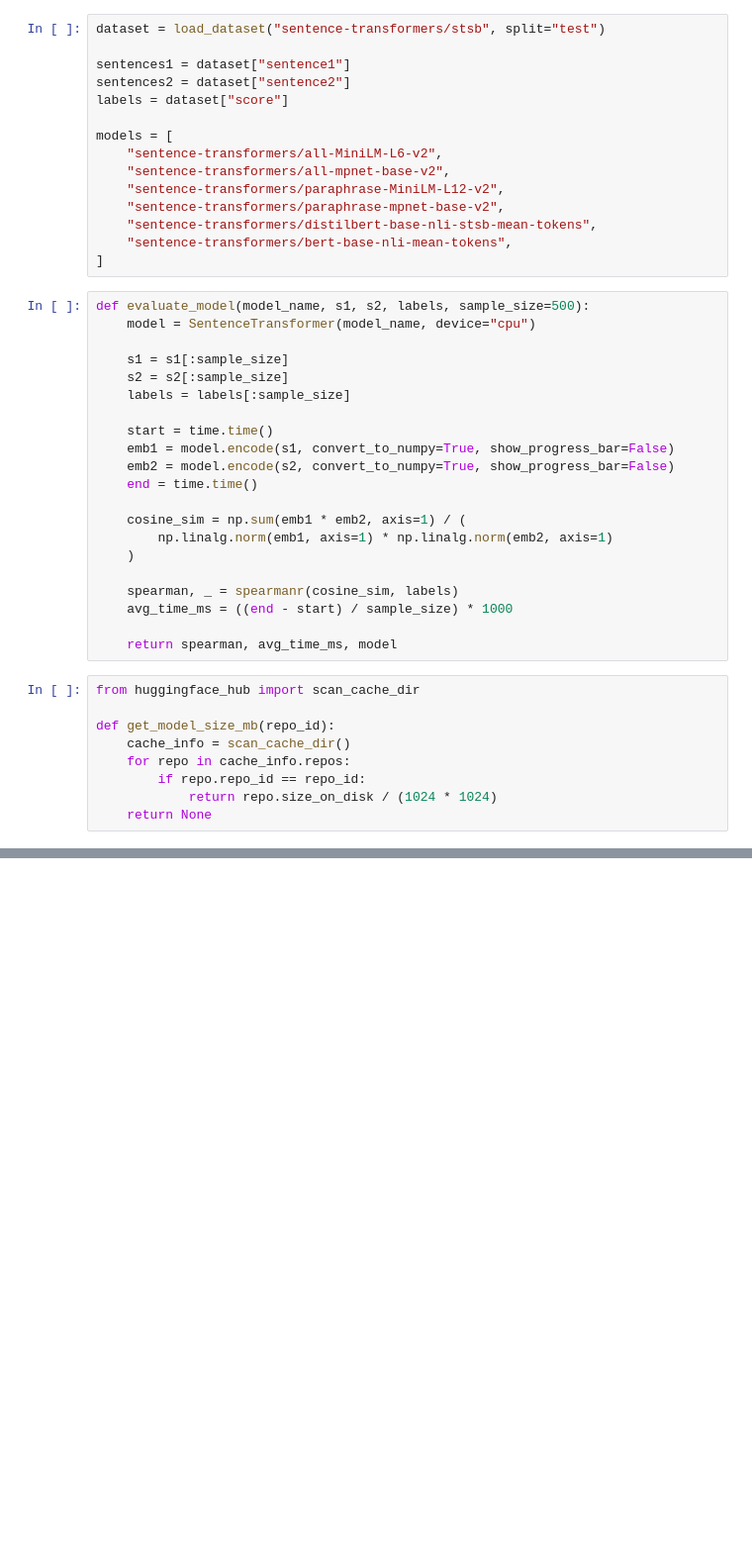
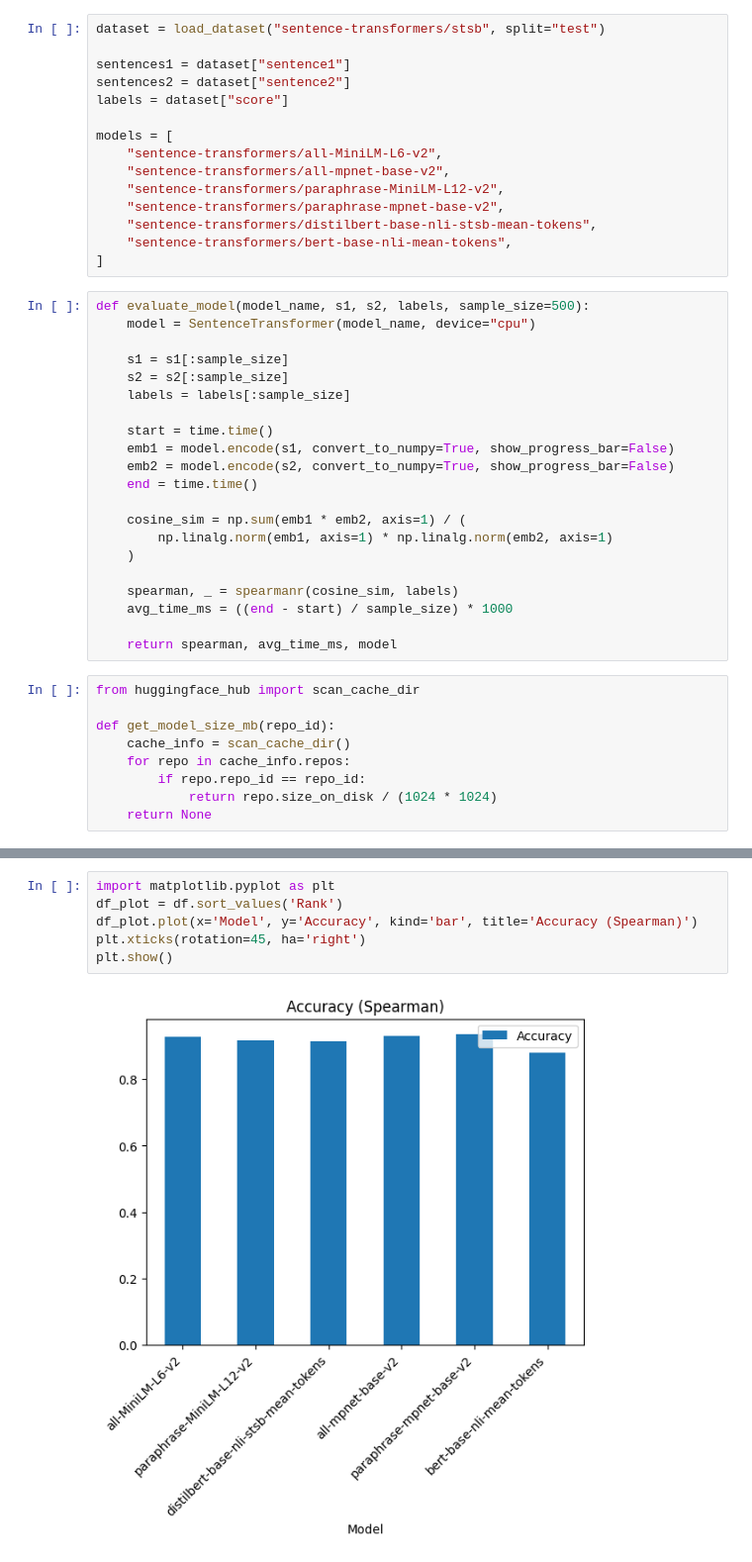
Before and after one commit to kshitiz510/UCS-654, a Jupyter notebook: Assignment-5-Topsis-for-Pretrained-Models/notebook.ipynb, the cells around one changed output, grey strips where cells are left out. Shown at 99% size. Drawn from its saved outputs; the diff is of its cells as text; blank space fills up the shorter version.

```diff
--- a/Assignment-5-Topsis-for-Pretrained-Models/notebook.ipynb
+++ b/Assignment-5-Topsis-for-Pretrained-Models/notebook.ipynb
@@ -196,0 +188,8 @@ TOPSIS Ranking:
+# %%
+import matplotlib.pyplot as plt
+df_plot = df.sort_values('Rank')
+df_plot.plot(x='Model', y='Accuracy', kind='bar', title='Accuracy (Spearman)')
+plt.xticks(rotation=45, ha='right')
+plt.show()
+# %% [output]
+[figure, added]
```
Also changed, not shown: parts of 2 cells of this notebook, 2 other files.
